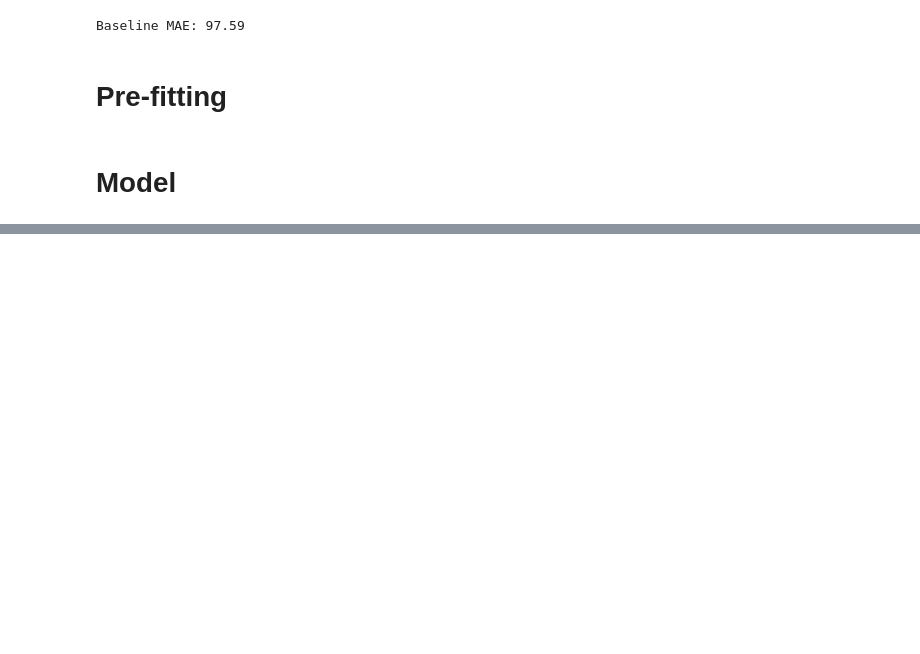
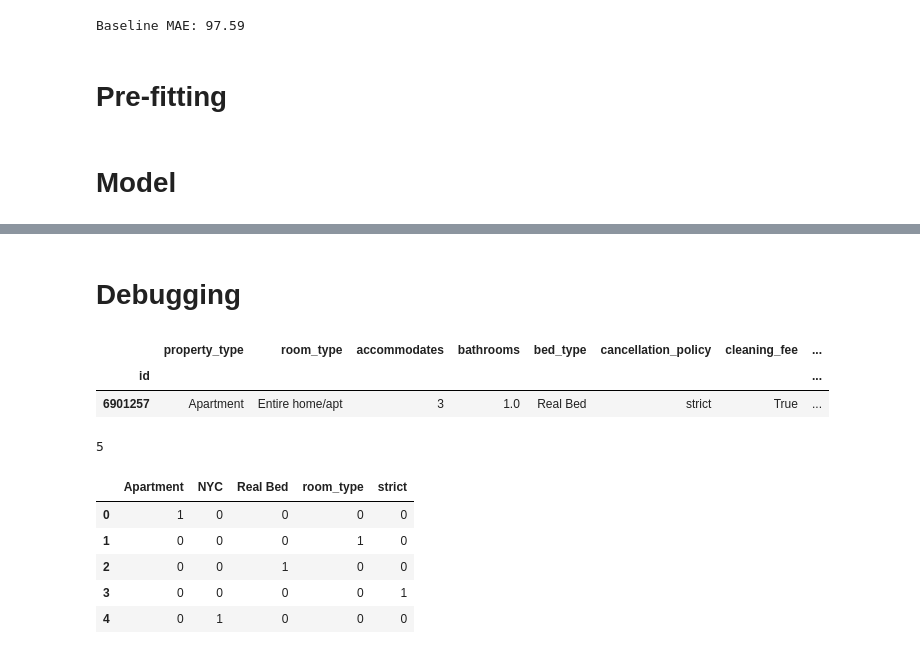
Before and after one commit to Airbnb-Ideal-Price/Front_End, a Jupyter notebook: Python Files/Airbnb Price Prediction Model.ipynb, the cells around one changed output, grey strips where cells are left out. Drawn from its saved outputs; the diff is of its cells as text; code cells hidden in the pictures; blank space fills up the shorter version.

```diff
--- a/Python Files/Airbnb Price Prediction Model.ipynb
+++ b/Python Files/Airbnb Price Prediction Model.ipynb
@@ -31,6 +31,7 @@ import os
 # Setup
 # %%
 pd.options.display.max_columns = None
+pd.options.display.max_rows = None
 pd.options.mode.chained_assignment = None
 # %%
 plt.style.use('fivethirtyeight')
@@ -346,0 +372,8 @@ array([[173.60474]], dtype=float32)
+# %% [markdown]
+# Debugging
+# %%
+X['property_type']
+# %% [output]
+|  | property_type | room_type | accommodates | bathrooms | bed_type | cancellation_policy | cleaning_fee | ... |
+| id |  |  |  |  |  |  |  | ... |
+| 6901257 | Apartment | Entire home/apt | 3 | 1.0 | Real Bed | strict | True | ... |
@@ -346,0 +385,13 @@ array([[173.60474]], dtype=float32)
+# %%
+categories = ['Apartment', 'room_type', 'Real Bed', 'strict', 'NYC']
+# %%
+print(len(pd.get_dummies(categories)))
+pd.get_dummies(categories)
+# %% [output]
+5
+|  | Apartment | NYC | Real Bed | room_type | strict |
+| 0 | 1 | 0 | 0 | 0 | 0 |
+| 1 | 0 | 0 | 0 | 1 | 0 |
+| 2 | 0 | 0 | 1 | 0 | 0 |
+| 3 | 0 | 0 | 0 | 0 | 1 |
+| 4 | 0 | 1 | 0 | 0 | 0 |
```
Also changed, not shown: parts of 30 cells of this notebook, 43 other files.
